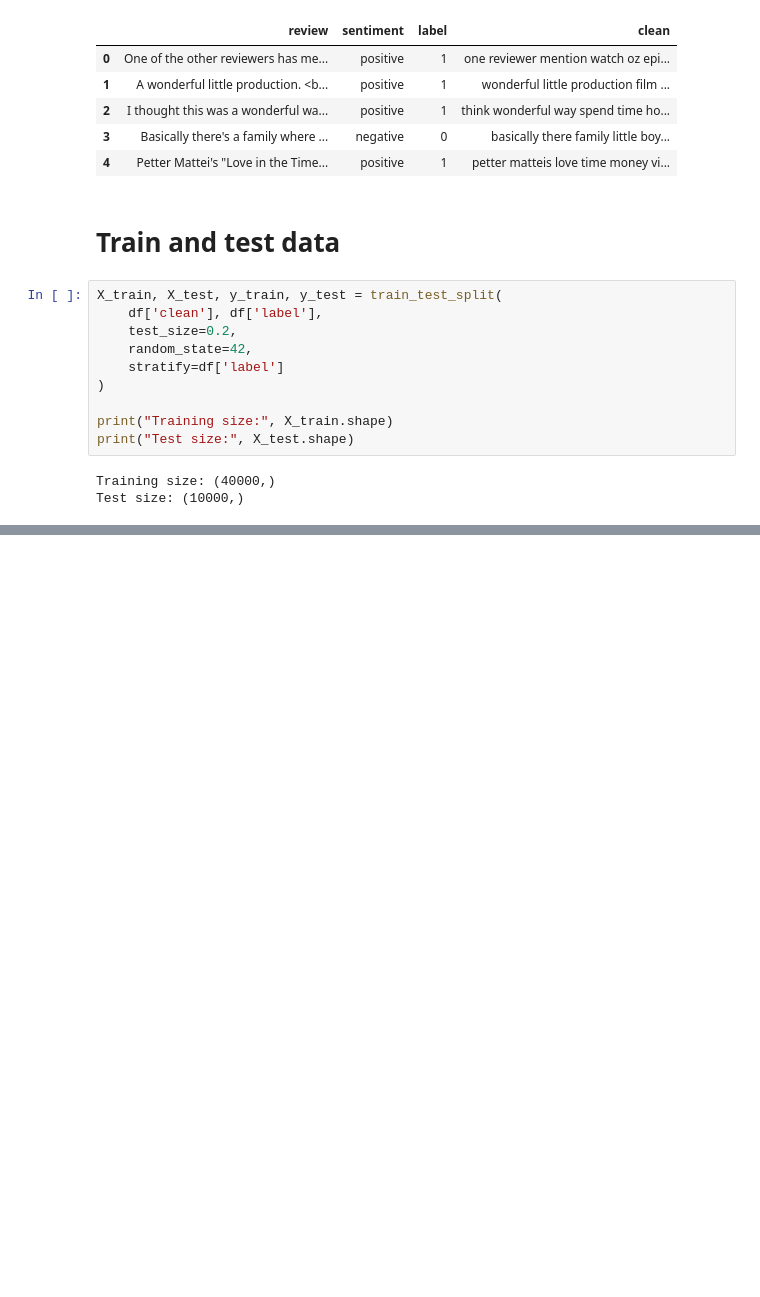
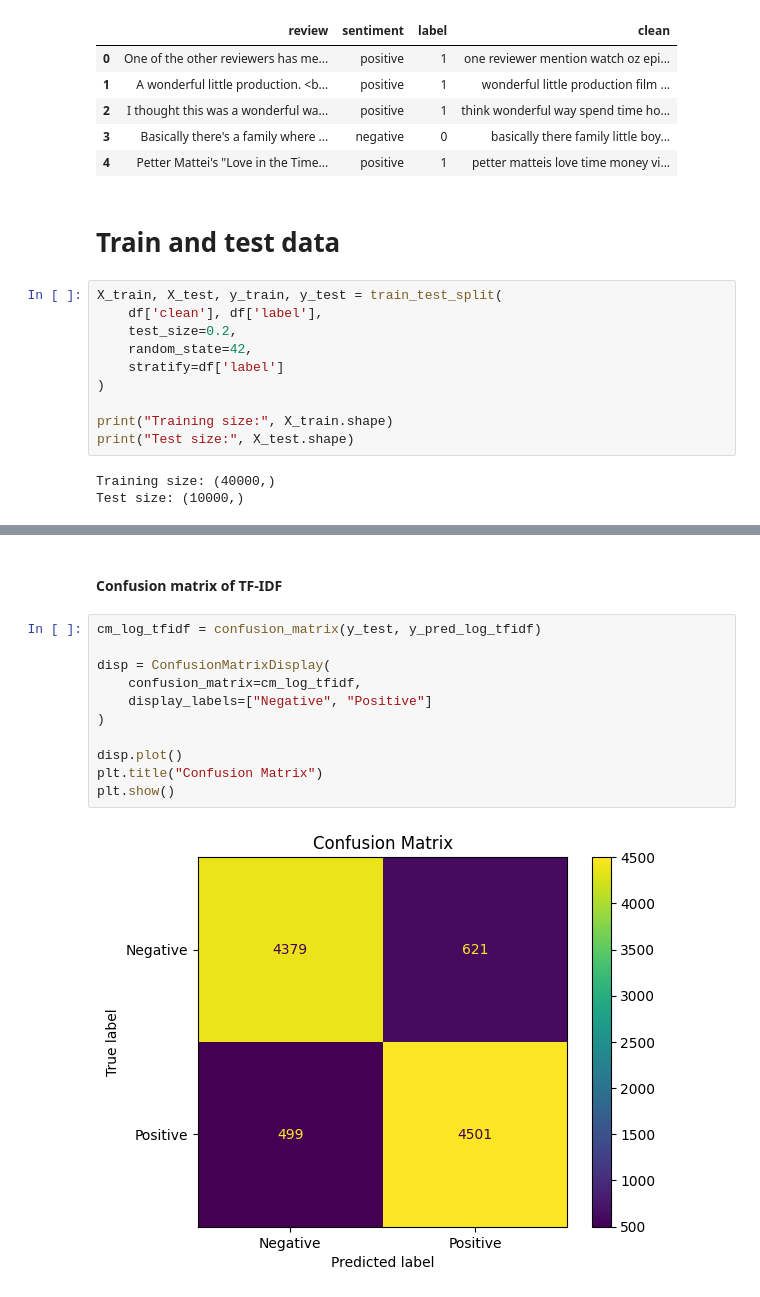
Before and after one commit to KND1410/group-3-ml-project, a Jupyter notebook: Data_learning.ipynb, the cells around one changed output, grey strips where cells are left out. Drawn from its saved outputs; the diff is of its cells as text; blank space fills up the shorter version.

```diff
--- a/Data_learning.ipynb
+++ b/Data_learning.ipynb
@@ -403,0 +455,15 @@ NameError: name 'z' is not defined
+# %% [markdown]
+#### Confusion matrix of TF-IDF
+# %%
+cm_log_tfidf = confusion_matrix(y_test, y_pred_log_tfidf)
+
+disp = ConfusionMatrixDisplay(
+    confusion_matrix=cm_log_tfidf,
+    display_labels=["Negative", "Positive"]
+)
+
+disp.plot()
+plt.title("Confusion Matrix")
+plt.show()
+# %% [output]
+[figure, added]
```
Also changed, not shown: parts of 32 cells of this notebook.
